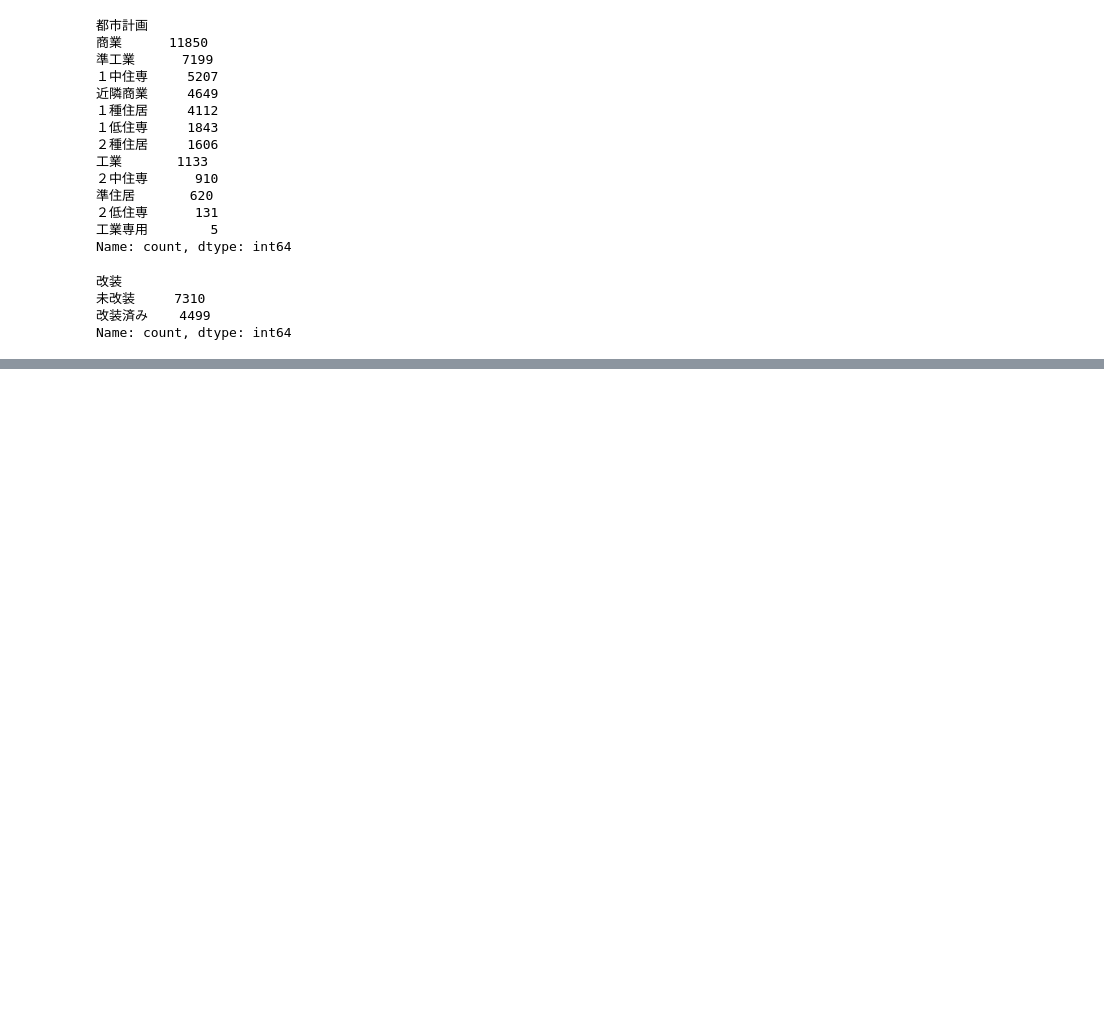
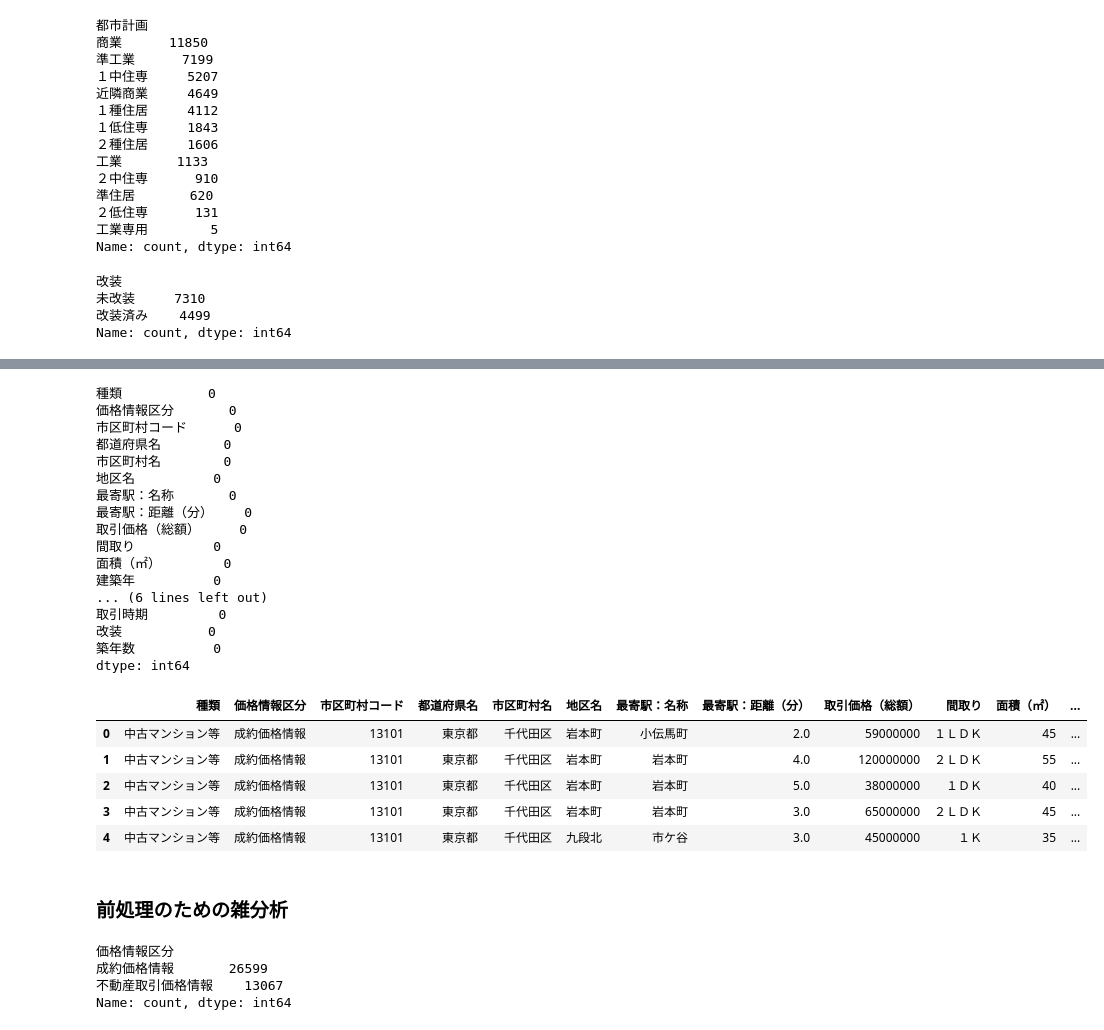
Before and after one commit to kotouharuto/House-price-forecast, a Jupyter notebook: notebooks/01_eda.ipynb, the cells around one changed output, grey strips where cells are left out. Saved outputs shown, nothing was run; the diff lists cells and outputs as text; code cells hidden in the pictures; blank space fills up the shorter version.

```diff
--- a/notebooks/01_eda.ipynb
+++ b/notebooks/01_eda.ipynb
@@ -146,0 +195,37 @@ Name: count, dtype: int64
+# %%
+df_raw = refine_data(df_raw)
+display(df_raw.isna().sum())
+display(df_raw.head())
+# %% [output]
+種類           0
+価格情報区分       0
+市区町村コード      0
+都道府県名        0
+市区町村名        0
+地区名          0
+最寄駅：名称       0
+最寄駅：距離（分）    0
+取引価格（総額）     0
+間取り          0
+面積（㎡）        0
+建築年          0
+... (6 lines left out)
+取引時期         0
+改装           0
+築年数          0
+dtype: int64
+|  | 種類 | 価格情報区分 | 市区町村コード | 都道府県名 | 市区町村名 | 地区名 | 最寄駅：名称 | 最寄駅：距離（分） | 取引価格（総額） | 間取り | 面積（㎡） | ... |
+| 0 | 中古マンション等 | 成約価格情報 | 13101 | 東京都 | 千代田区 | 岩本町 | 小伝馬町 | 2.0 | 59000000 | １ＬＤＫ | 45 | ... |
+| 1 | 中古マンション等 | 成約価格情報 | 13101 | 東京都 | 千代田区 | 岩本町 | 岩本町 | 4.0 | 120000000 | ２ＬＤＫ | 55 | ... |
+| 2 | 中古マンション等 | 成約価格情報 | 13101 | 東京都 | 千代田区 | 岩本町 | 岩本町 | 5.0 | 38000000 | １ＤＫ | 40 | ... |
+| 3 | 中古マンション等 | 成約価格情報 | 13101 | 東京都 | 千代田区 | 岩本町 | 岩本町 | 3.0 | 65000000 | ２ＬＤＫ | 45 | ... |
+| 4 | 中古マンション等 | 成約価格情報 | 13101 | 東京都 | 千代田区 | 九段北 | 市ケ谷 | 3.0 | 45000000 | １Ｋ | 35 | ... |
+# %% [markdown]
+### 前処理のための雑分析
+# %%
+df_raw["価格情報区分"].value_counts()
+# %% [output]
+価格情報区分
+成約価格情報       26599
+不動産取引価格情報    13067
+Name: count, dtype: int64
```
Also changed, not shown: parts of 13 cells of this notebook, 6 other files.
